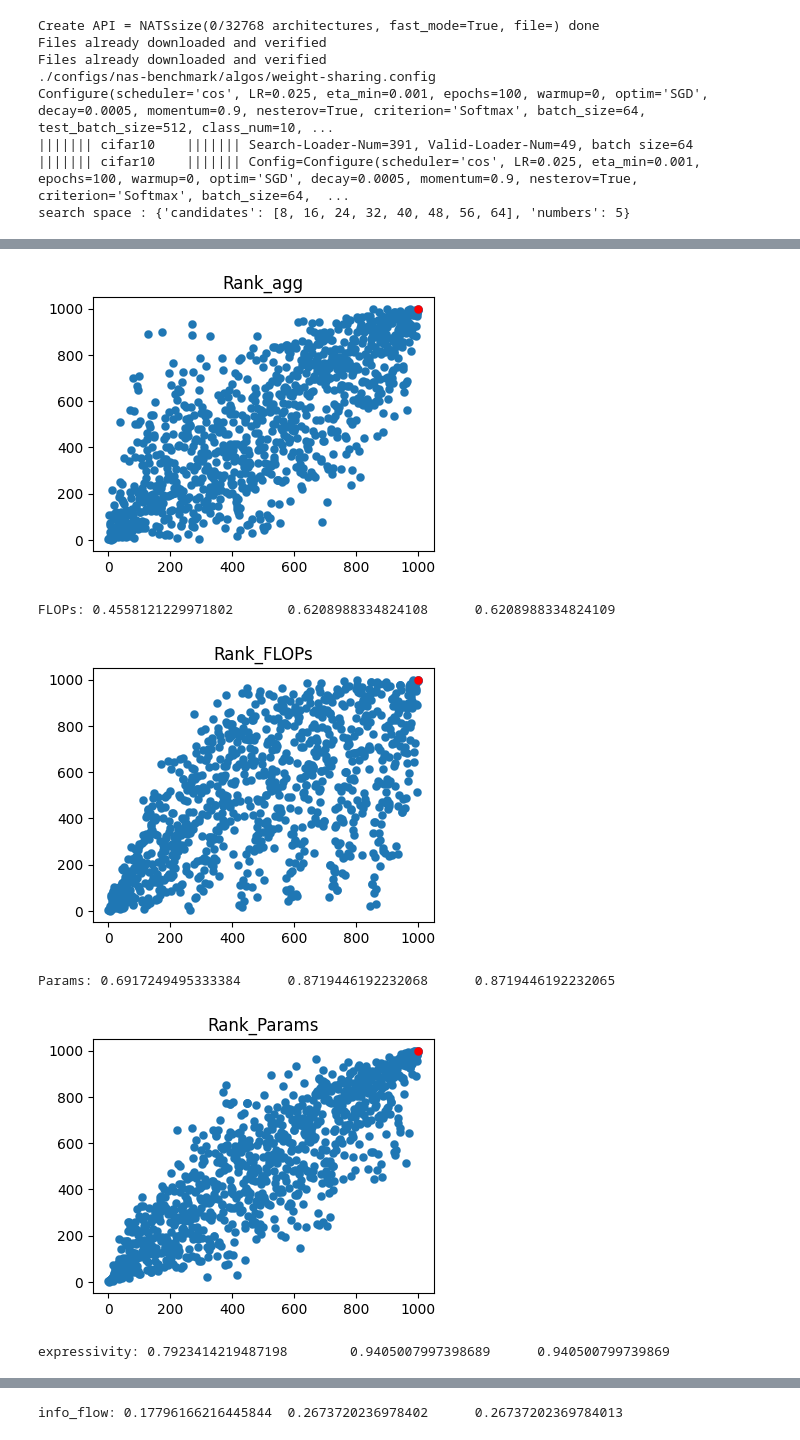
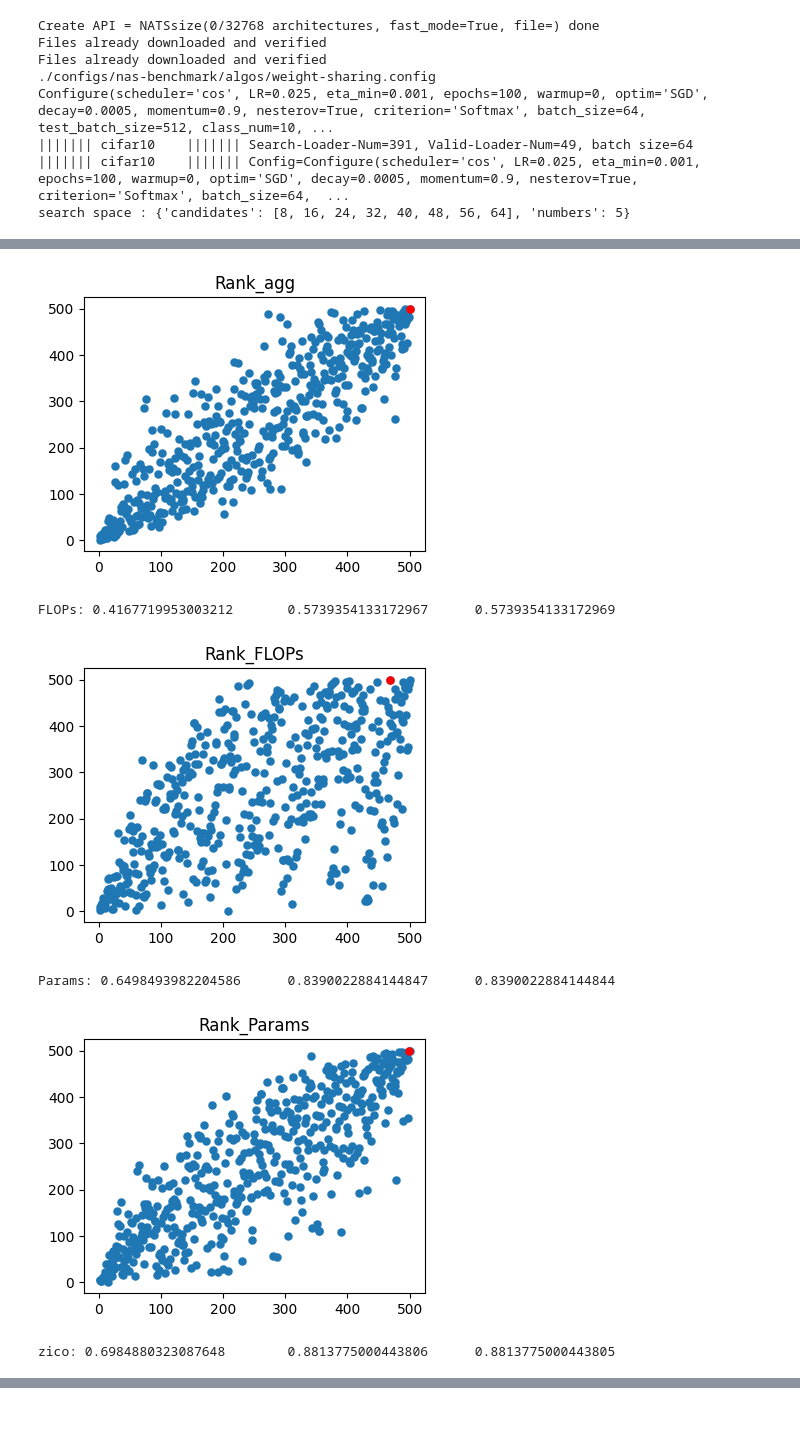
Before and after one commit to cvlab-yonsei/AZ-NAS, a Jupyter notebook: NATSBench/sss.ipynb, the cells around one changed output, grey strips where cells are left out. Saved outputs shown, nothing was run; the diff lists cells and outputs as text; code cells hidden in the pictures.

```diff
--- a/NATSBench/sss.ipynb
+++ b/NATSBench/sss.ipynb
@@ -56,8 +56,8 @@ parser.add_argument("--gpu", type=int, default=0, help="")
 parser.add_argument("--workers", type=int, default=2, help="number of data loading workers")
 parser.add_argument("--api_data_path", type=str, default="./api_data/NATS-sss-v1_0-50262-simple/", help="")
 parser.add_argument("--save_dir", type=str, default='./results/tmp_sss', help="Folder to save checkpoints and log.")
-parser.add_argument('--zero_shot_score', type=str, default='ETF', help='could be: ETF; ZiCo (form ZiCo); params, (for \#Params); Zen (for Zen-NAS); TE (for TE-NAS)')
-parser.add_argument("--rand_seed", type=int, default=None, help="manual seed")
+parser.add_argument('--zero_shot_score', type=str, default='zico', help='could be: ETF; ZiCo (form ZiCo); params, (for \#Params); Zen (for Zen-NAS); TE (for TE-NAS)')
+parser.add_argument("--rand_seed", type=int, default=123, help="manual seed")
 args = parser.parse_args(args=[])
 
 if args.rand_seed is None or args.rand_seed < 0:
@@ -229,7 +232,7 @@ def search_find_best(xargs, xloader, n_samples = None, archs = None):
     return arch_list, zero_shot_score_dict
 # %%
 ######### search across random N archs #########
-archs, results = search_find_best(xargs, train_loader, n_samples=1000)
+archs, results = search_find_best(xargs, train_loader, n_samples=500)
 
 # # ######### search across all archs #########
 # def generate_all_archs(search_space, api):
@@ -263,35 +266,36 @@ All: 0.59559 GB
 # %%
-def get_results_from_api(api, arch, dataset='cifar10'):
+def get_results_from_api(api, arch, dataset='cifar10', epoch=90):
     dataset_candidates = ['cifar10-valid', 'cifar10', 'cifar100', 'ImageNet16-120']
     assert dataset in dataset_candidates
     index = api.query_index_by_arch(arch)
     api._prepare_info(index)
-    archresult = api.arch2infos_dict[index]['90']
+    archresult = api.arch2infos_dict[index][str(epoch)]
 
     if dataset == 'cifar10-valid':
-        acc = archresult.get_metrics(dataset, 'x-valid', iepoch=89, is_random=False)['accuracy']
+        acc = api.get_more_info(index, dataset, iepoch=None, hp=str(epoch), is_random=False)['test-accuracy']
     else:
-        acc = archresult.get_metrics(dataset, 'ori-test', iepoch=89, is_random=False)['accuracy']
+        acc = api.get_more_info(index, dataset, iepoch=None, hp=str(epoch), is_random=False)['test-accuracy']
     flops = archresult.get_compute_costs(dataset)['flops']
     params = archresult.get_compute_costs(dataset)['params']
 
     return acc, flops, params
 
-api_valid_accs, api_flops, api_params = [], [], []
+api_test_accs, api_flops, api_params = [], [], []
 for a in archs:
-    valid_acc, flops, params = get_results_from_api(api, a, 'cifar10')
-#     valid_acc, flops, params = get_results_from_api(api, a, 'cifar100')
-#     valid_acc, flops, params = get_results_from_api(api, a, 'ImageNet16-120')
-    api_valid_accs.append(valid_acc)
+    test_acc, flops, params = get_results_from_api(api, a, 'cifar10')
+#     test_acc, flops, params = get_results_from_api(api, a, 'cifar100')
+#     test_acc, flops, params = get_results_from_api(api, a, 'ImageNet16-120')
+    api_test_accs.append(test_acc)
     api_flops.append(flops)
     api_params.append(params)
 # %%
 fig_scale = 1.1
 
 l = len(api_flops)
-rank_agg = np.log(stats.rankdata(api_flops) / l)
-for k in results.keys():
-    rank_agg = rank_agg + np.log( stats.rankdata(results[k]) / l)
+rank_agg = stats.rankdata(results['zico'])
+# rank_agg = np.log(stats.rankdata(api_flops) / l)
+# for k in results.keys():
+#     rank_agg = rank_agg + np.log( stats.rankdata(results[k]) / l)
 
 # rank_agg = None
 # for k in results.keys():
@@ -300,17 +304,18 @@ for k in results.keys():
 #     else:
 #         rank_agg = rank_agg + np.log( stats.rankdata(results[k]) / l)
 
-# rank_agg = np.log( stats.rankdata(results['expressivity']) / l)
+# rank_agg = np.log( stats.rankdata(results['info_flow']) / l)
+# rank_agg = np.log( stats.rankdata(api_params) / l)
 
 best_idx = np.argmax(rank_agg)
 
-best_arch, acc = archs[best_idx], api_valid_accs[best_idx]
+best_arch, acc = archs[best_idx], api_test_accs[best_idx]
 if api is not None:
     print("{:}".format(api.query_by_arch(best_arch, "90")))
 
 
 x = stats.rankdata(rank_agg)
-y = stats.rankdata(api_valid_accs)
+y = stats.rankdata(api_test_accs)
 kendalltau = stats.kendalltau(x, y)
 spearmanr = stats.spearmanr(x, y)
 pearsonr = stats.pearsonr(x, y)
@@ -328,7 +333,7 @@ for k, v in results.items():
     metrics[k] = v
 for k in metrics.keys():
     x = stats.rankdata(metrics[k])
-    y = stats.rankdata(api_valid_accs)
+    y = stats.rankdata(api_test_accs)
     kendalltau = stats.kendalltau(x, y)
     spearmanr = stats.spearmanr(x, y)
     pearsonr = stats.pearsonr(x, y)
@@ -353,6 +358,6 @@ aggregated: 0.5815119460120508  0.7741113678579484      0.7741113678579485
-[figure, old version]
+[figure, new version]
-FLOPs: 0.4558121229971802       0.6208988334824108      0.6208988334824109
+FLOPs: 0.4167719953003212       0.5739354133172967      0.5739354133172969
-[figure, old version]
+[figure, new version]
-Params: 0.6917249495333384      0.8719446192232068      0.8719446192232065
+Params: 0.6498493982204586      0.8390022884144847      0.8390022884144844
-[figure, old version]
+[figure, new version]
-expressivity: 0.7923414219487198        0.9405007997398689      0.940500799739869
+zico: 0.6984880323087648        0.8813775000443806      0.8813775000443805
@@ -360 +364,0 @@ expressivity: 0.7923414219487198        0.9405007997398689      0.94050079973986
-info_flow: 0.17796166216445844  0.2673720236978402      0.26737202369784013
```
Also changed, not shown: parts of 6 cells of this notebook, 4 other files.
